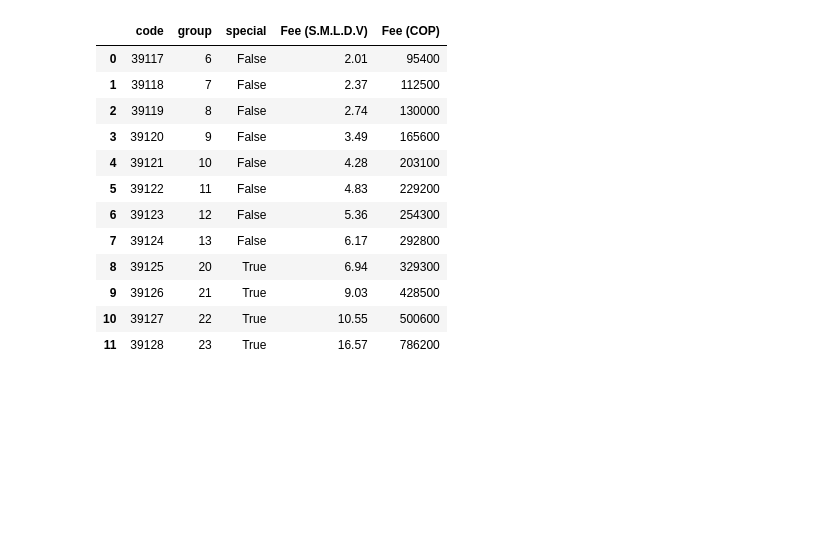
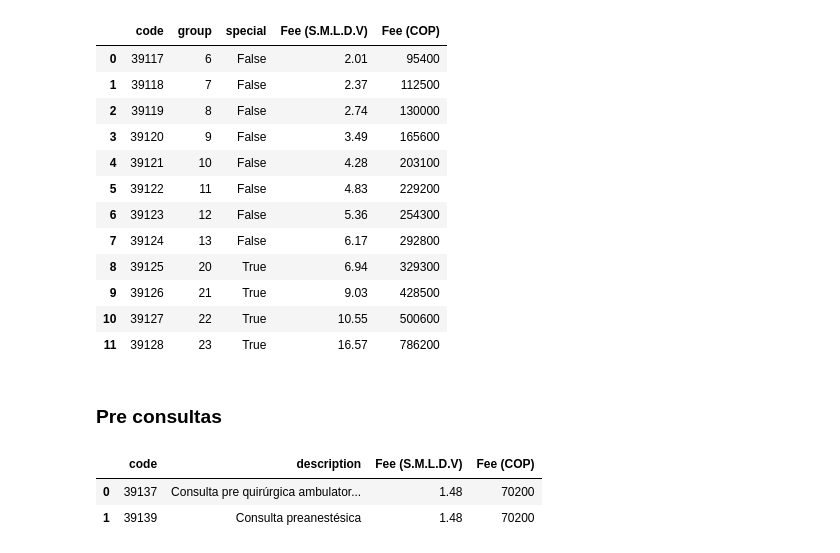
Before and after one commit to smaje99/soat-traffic-extractor-cidti, a Jupyter notebook: notebooks/extract_cap3.ipynb, the cells around one changed output. Cells and saved outputs as stored; diff of their text form; code cells hidden in the pictures; blank space fills up the shorter version.

Commit message:
🧐 Check out the info in pre-consultation

```diff
--- a/notebooks/extract_cap3.ipynb
+++ b/notebooks/extract_cap3.ipynb
@@ -265,3 +265,38 @@ pd.DataFrame(records)
 | 9 | 39126 | 21 | True | 9.03 | 428500 |
 | 10 | 39127 | 22 | True | 10.55 | 500600 |
 | 11 | 39128 | 23 | True | 16.57 | 786200 |
+# %% [markdown]
+### Pre consultas
+# %%
+records: list[dict[str, Any]] = []
+
+with pdfplumber.open(pdf_path) as pdf:
+  page = pdf.pages[98:99][0].extract_text()
+  match = re.search(r"39137", page)
+  lines = page[match.start() :].split("\n") if match else []
+  rows = [lines[0], lines[2]]
+
+  def get_record(row: str) -> dict[str, Any]:
+    """Extracts a record from a row of text."""
+    row_match = re.match(
+      r"^(\d{5})\s+(.*?)\s+([\d,]+)\s+([\d\.]+)$",
+      row,
+      re.IGNORECASE,
+    )
+    if not row_match:
+      return {}
+
+    return {
+      "code": int(row_match.group(1)),
+      "description": row_match.group(2).strip(),
+      "Fee (S.M.L.D.V)": float(row_match.group(3).replace(",", ".")),
+      "Fee (COP)": int(row_match.group(4).replace(".", "")),
+    }
+
+  records = list(map(get_record, rows))
+
+pd.DataFrame(records)
+# %% [output]
+|  | code | description | Fee (S.M.L.D.V) | Fee (COP) |
+| 0 | 39137 | Consulta pre quirúrgica ambulator... | 1.48 | 70200 |
+| 1 | 39139 | Consulta preanestésica | 1.48 | 70200 |
```
